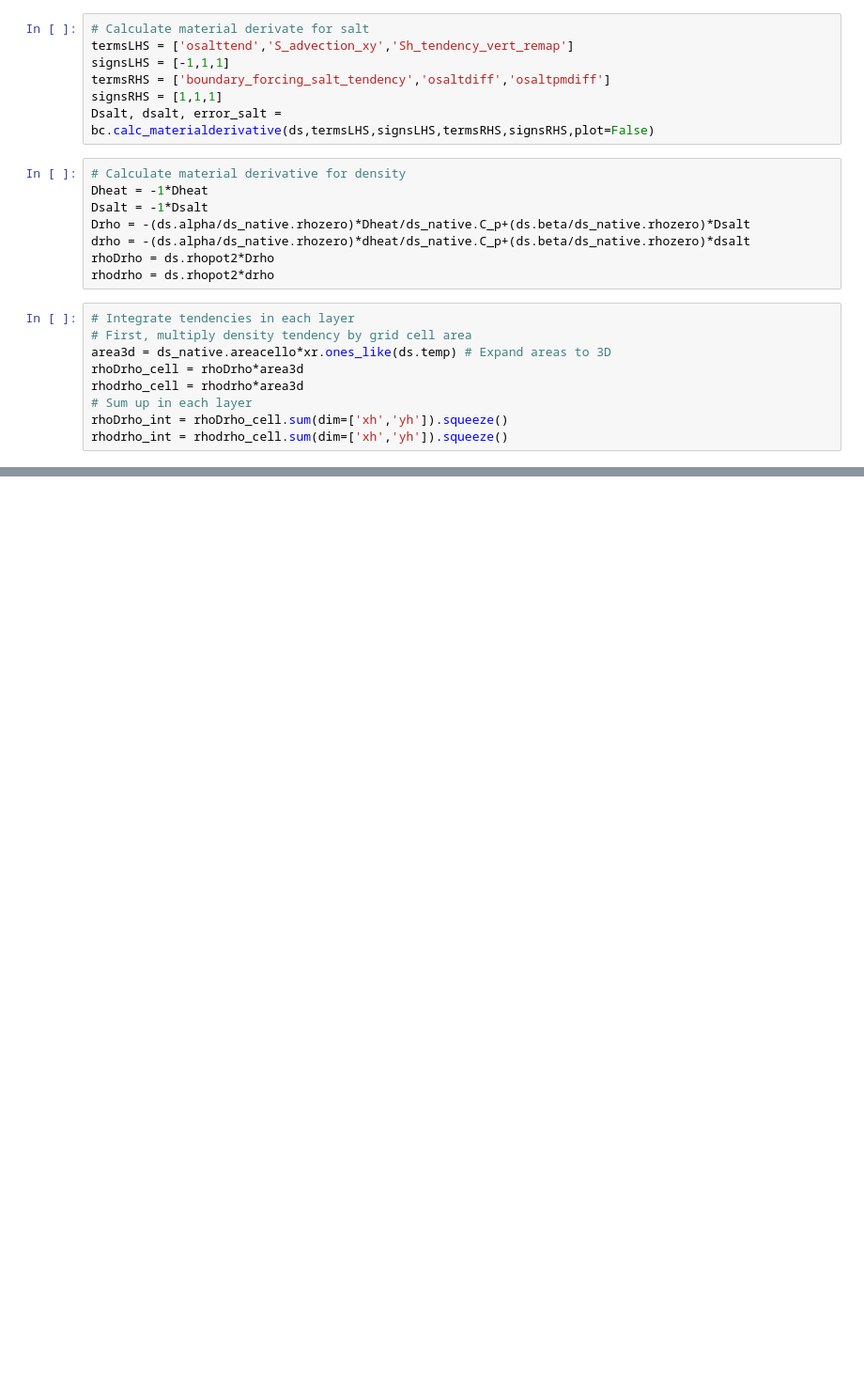
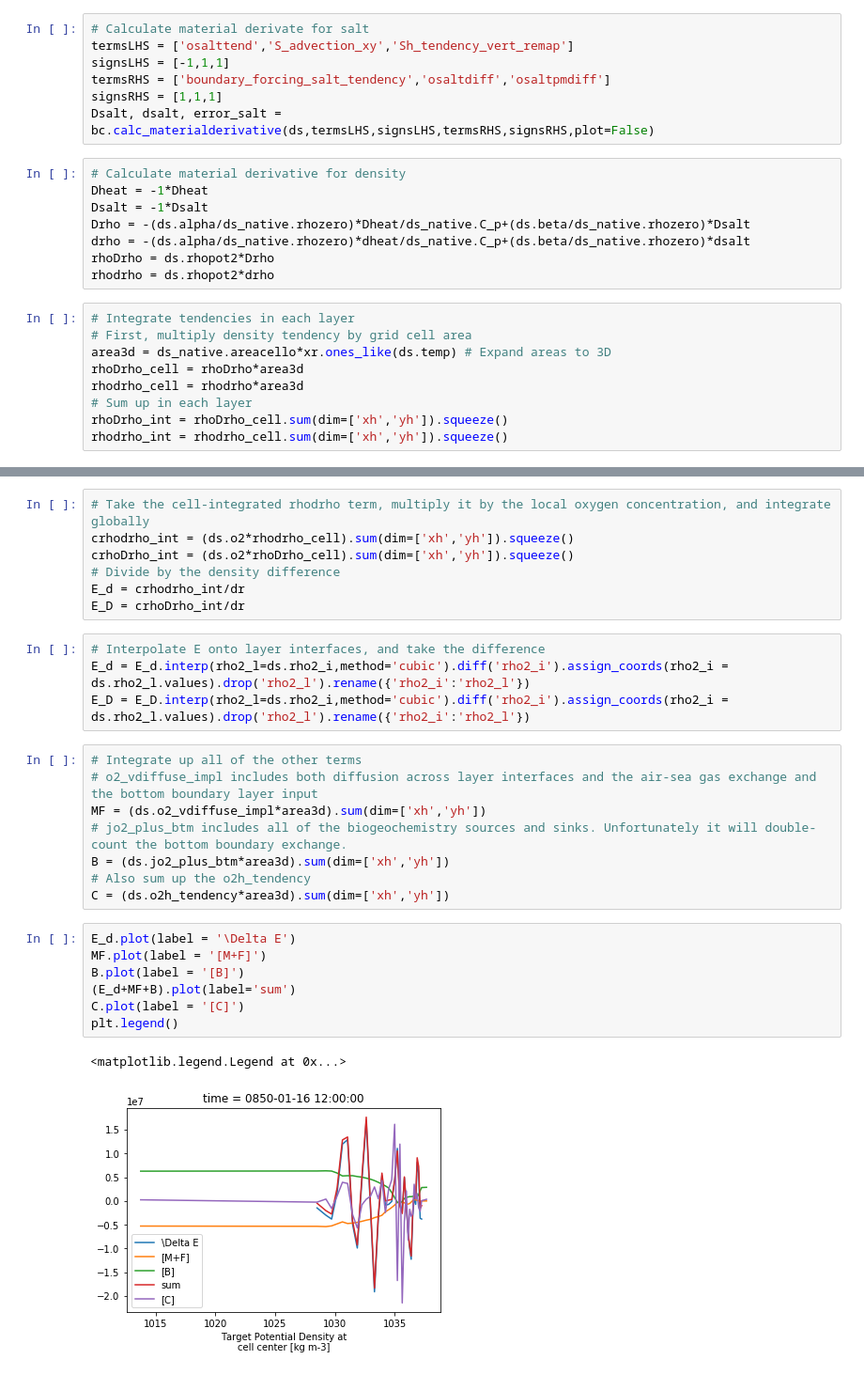
Before and after one commit to gmacgilchrist/wmt_bgc, a Jupyter notebook: calc_wmt.ipynb, the cells around one changed output, grey strips where cells are left out. Shown at 94% size. Cells and saved outputs as stored; diff of their text form; blank space fills up the shorter version.

```diff
--- a/calc_wmt.ipynb
+++ b/calc_wmt.ipynb
@@ -85,0 +94,29 @@ G_d.plot()
+# %%
+# Take the cell-integrated rhodrho term, multiply it by the local oxygen concentration, and integrate globally
+crhodrho_int = (ds.o2*rhodrho_cell).sum(dim=['xh','yh']).squeeze()
+crhoDrho_int = (ds.o2*rhoDrho_cell).sum(dim=['xh','yh']).squeeze()
+# Divide by the density difference
+E_d = crhodrho_int/dr
+E_D = crhoDrho_int/dr
+# %%
+# Interpolate E onto layer interfaces, and take the difference
+E_d = E_d.interp(rho2_l=ds.rho2_i,method='cubic').diff('rho2_i').assign_coords(rho2_i = ds.rho2_l.values).drop('rho2_l').rename({'rho2_i':'rho2_l'})
+E_D = E_D.interp(rho2_l=ds.rho2_i,method='cubic').diff('rho2_i').assign_coords(rho2_i = ds.rho2_l.values).drop('rho2_l').rename({'rho2_i':'rho2_l'})
+# %%
+# Integrate up all of the other terms
+# o2_vdiffuse_impl includes both diffusion across layer interfaces and the air-sea gas exchange and the bottom boundary layer input
+MF = (ds.o2_vdiffuse_impl*area3d).sum(dim=['xh','yh'])
+# jo2_plus_btm includes all of the biogeochemistry sources and sinks. Unfortunately it will double-count the bottom boundary exchange.
+B = (ds.jo2_plus_btm*area3d).sum(dim=['xh','yh'])
+# Also sum up the o2h_tendency
+C = (ds.o2h_tendency*area3d).sum(dim=['xh','yh'])
+# %%
+E_d.plot(label = '\Delta E')
+MF.plot(label = '[M+F]')
+B.plot(label = '[B]')
+(E_d+MF+B).plot(label='sum')
+C.plot(label = '[C]')
+plt.legend()
+# %% [output]
+<matplotlib.legend.Legend at 0x...>
+[figure, added]
```
Also changed, not shown: parts of 7 cells of this notebook, 2 other files.
